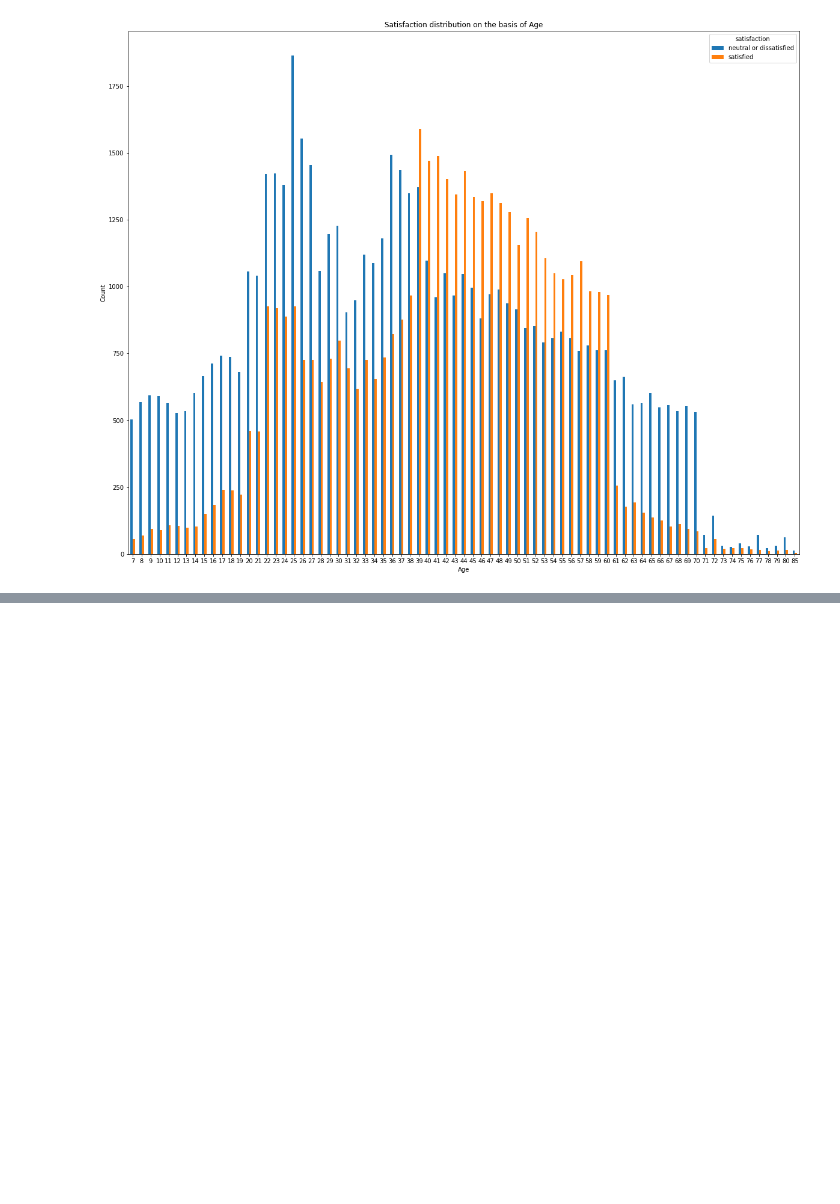
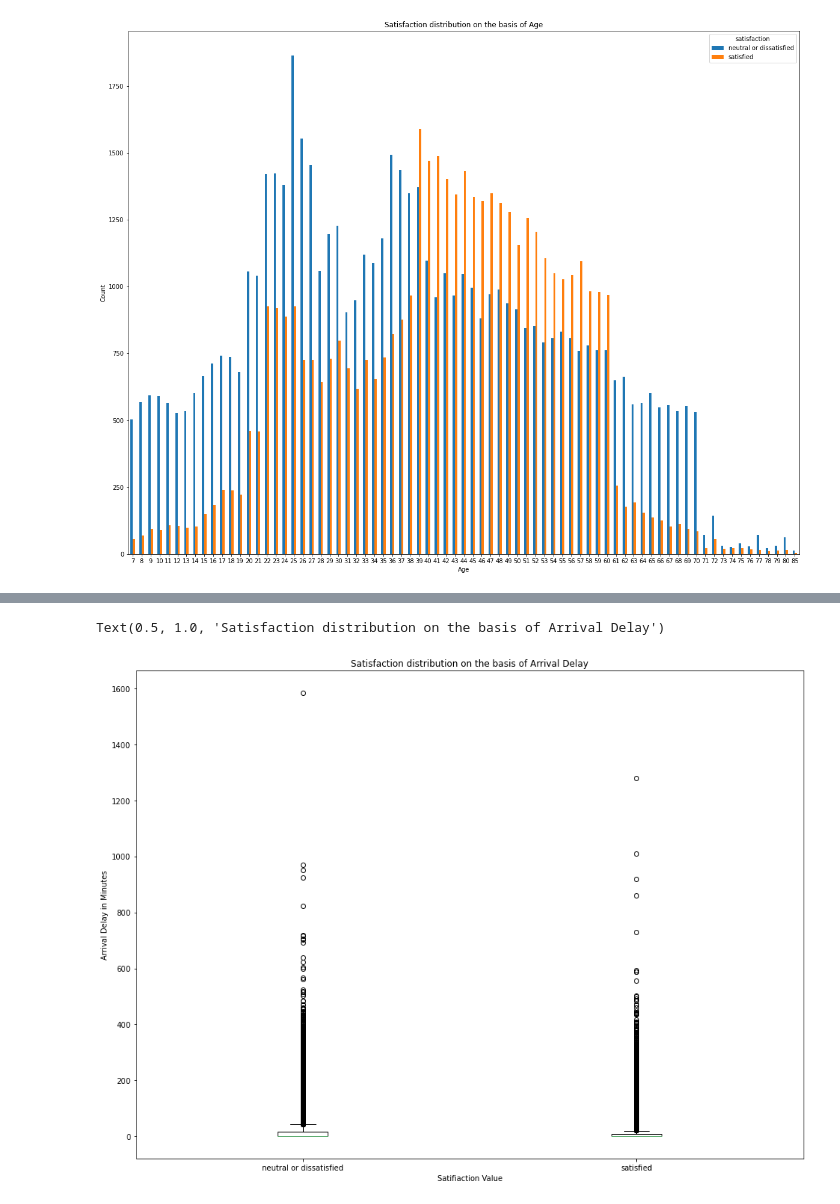
Before and after one commit to KallistaXue/airline-passenger-satisfaction-predictor, a Jupyter notebook: Project Code.ipynb, the cells around one changed output, grey strips where cells are left out. Saved outputs shown, nothing was run; the diff lists cells and outputs as text; code cells hidden in the pictures; blank space fills up the shorter version.

```diff
--- a/Project Code.ipynb
+++ b/Project Code.ipynb
@@ -241,0 +351,12 @@ Text(0.5, 1.0, 'Satisfaction distribution on the basis of Age')
+# %%
+y10 = dev_df[dev_df['satisfaction'] == 0]['Arrival Delay in Minutes']
+y11 = dev_df[dev_df['satisfaction'] == 1]['Arrival Delay in Minutes']
+plt.figure(figsize=(16,12))
+plt.boxplot([y10, y11])
+plt.xticks([1,2], ['neutral or dissatisfied', 'satisfied'])
+plt.xlabel('Satifiaction Value')
+plt.ylabel('Arrival Delay in Minutes')
+plt.title('Satisfaction distribution on the basis of Arrival Delay')
+# %% [output]
+Text(0.5, 1.0, 'Satisfaction distribution on the basis of Arrival Delay')
+[figure, added]
```
Also changed, not shown: parts of 15 cells of this notebook.
